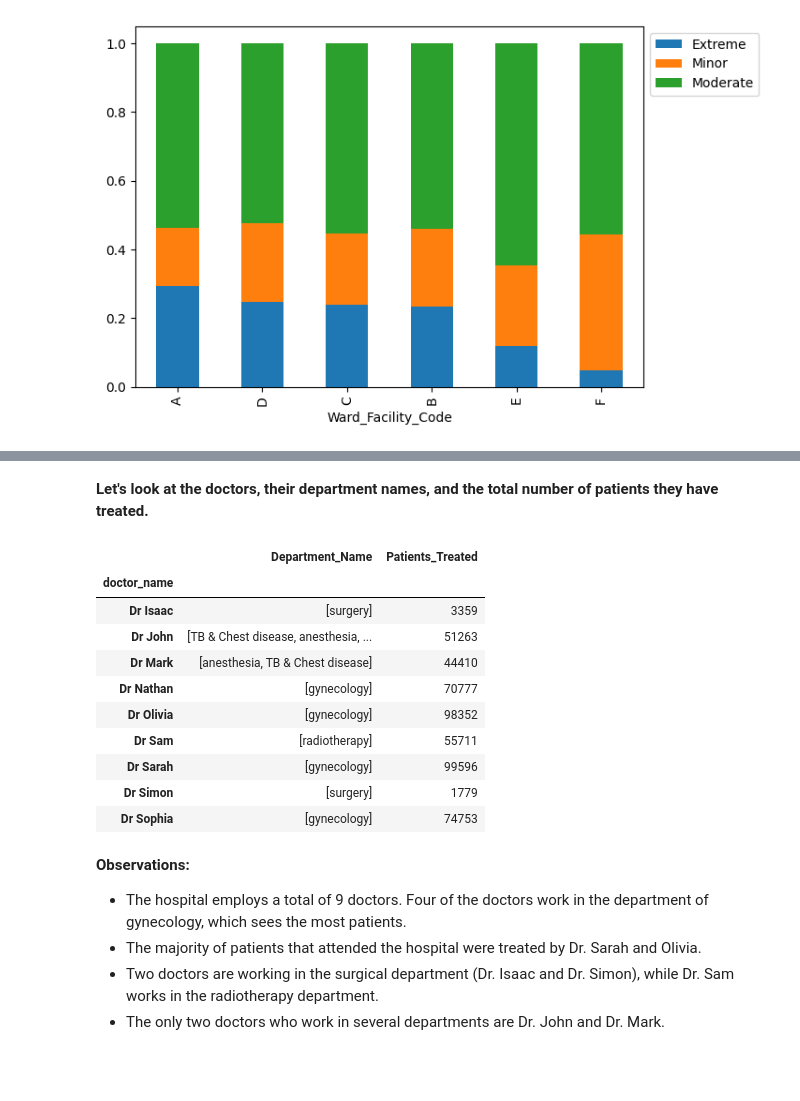
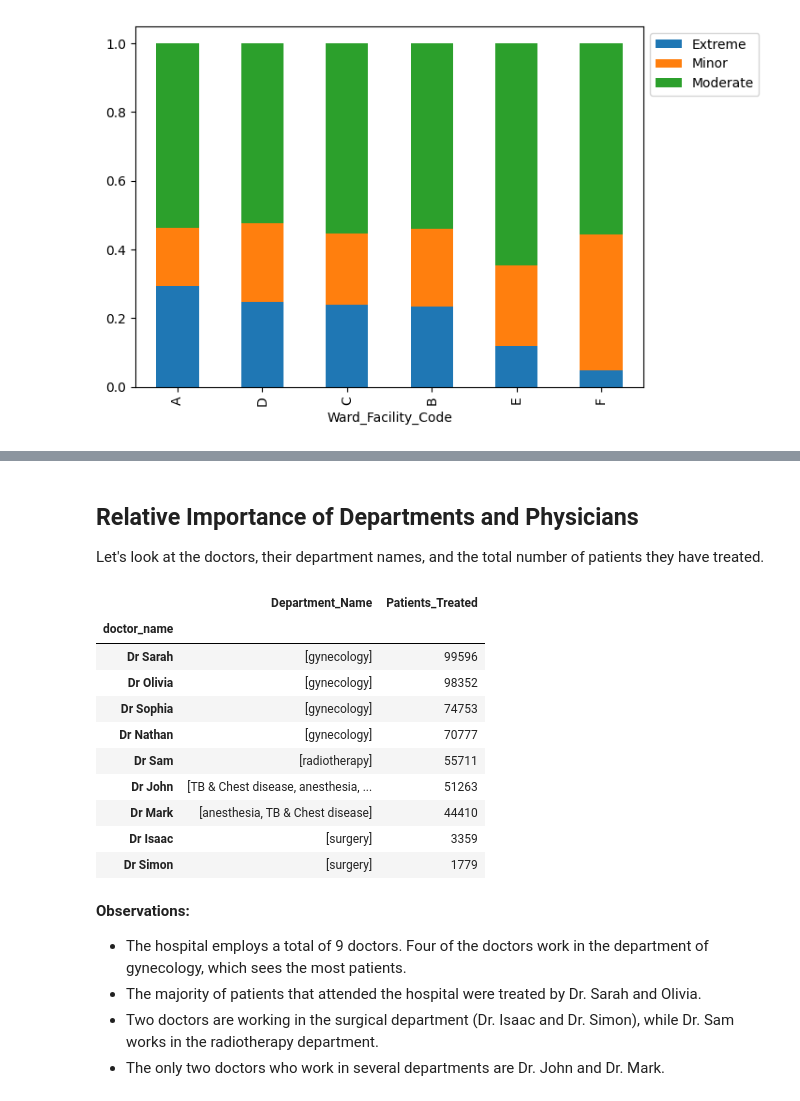
Before and after one commit to fdiaz1968/ML-Course, a Jupyter notebook: docs/Clase 6- Regresión Lineal.ipynb, the cells around one changed output, grey strips where cells are left out. Drawn from its saved outputs; the diff is of its cells as text; code cells hidden in the pictures; blank space fills up the shorter version.

```diff
--- a/docs/Clase 6- Regresión Lineal.ipynb
+++ b/docs/Clase 6- Regresión Lineal.ipynb
@@ -446,19 +618,21 @@ plt.show()
 # %% [markdown]
-**Let's look at the doctors, their department names, and the total number of patients they have treated.**
+## **Relative Importance of Departments and Physicians**
+
+Let's look at the doctors, their department names, and the total number of patients they have treated.
 # %%
-data.groupby(['doctor_name'])['Department'].agg(Department_Name='unique',Patients_Treated='count')
+data.groupby(['doctor_name'])['Department'].agg(Department_Name='unique',Patients_Treated='count').sort_values('Patients_Treated', ascending=False)
 # %% [output]
 |  | Department_Name | Patients_Treated |
 | doctor_name |  |  |
-| Dr Isaac | [surgery] | 3359 |
+| Dr Sarah | [gynecology] | 99596 |
+| Dr Olivia | [gynecology] | 98352 |
+| Dr Sophia | [gynecology] | 74753 |
+| Dr Nathan | [gynecology] | 70777 |
+| Dr Sam | [radiotherapy] | 55711 |
 | Dr John | [TB & Chest disease, anesthesia, ... | 51263 |
 | Dr Mark | [anesthesia, TB & Chest disease] | 44410 |
-| Dr Nathan | [gynecology] | 70777 |
-| Dr Olivia | [gynecology] | 98352 |
-| Dr Sam | [radiotherapy] | 55711 |
-| Dr Sarah | [gynecology] | 99596 |
+| Dr Isaac | [surgery] | 3359 |
 | Dr Simon | [surgery] | 1779 |
-| Dr Sophia | [gynecology] | 74753 |
 # %% [markdown]
 **Observations:**
 
```
Also changed, not shown: parts of 72 cells of this notebook.
